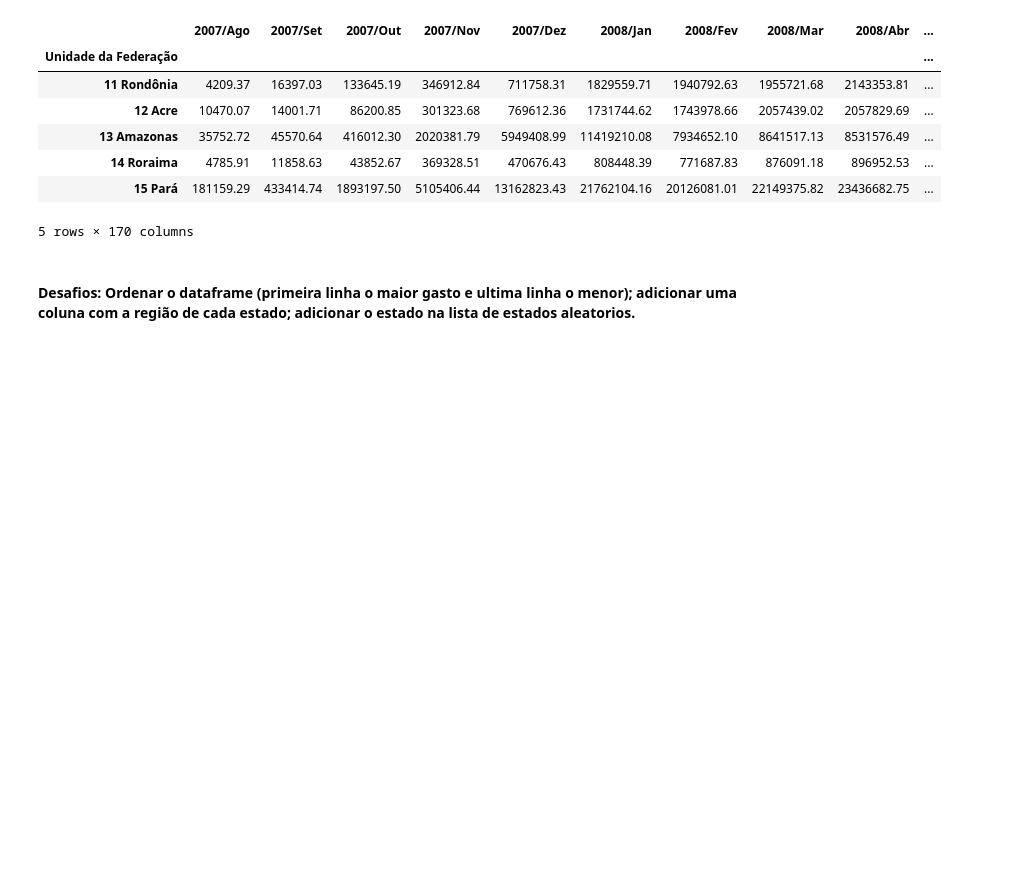
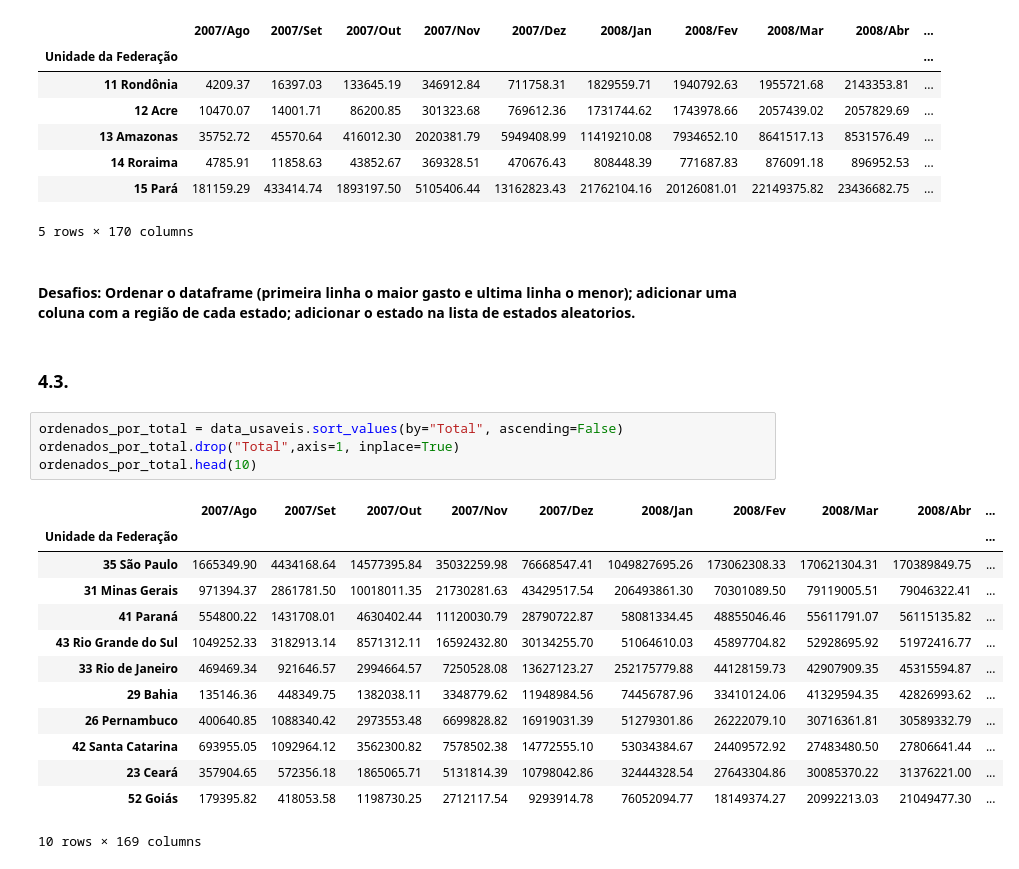
Before and after one commit to jessibmoura/DataAnalysis_Exploration, a Jupyter notebook: AnaliseExploratoriaDados/ProducaoHospitalar.ipynb, the cells around one changed output. Drawn from its saved outputs; the diff is of its cells as text; blank space fills up the shorter version.

```diff
--- a/AnaliseExploratoriaDados/ProducaoHospitalar.ipynb
+++ b/AnaliseExploratoriaDados/ProducaoHospitalar.ipynb
@@ -255,3 +255,23 @@ data_usaveis.head()
 5 rows × 170 columns
 # %% [markdown]
 #### Desafios: Ordenar o dataframe (primeira linha o maior gasto e ultima linha o menor); adicionar uma coluna com a região de cada estado; adicionar o estado na lista de estados aleatorios.
+# %% [markdown]
+### 4.3.
+# %%
+ordenados_por_total = data_usaveis.sort_values(by="Total", ascending=False)
+ordenados_por_total.drop("Total",axis=1, inplace=True)
+ordenados_por_total.head(10)
+# %% [output]
+|  | 2007/Ago | 2007/Set | 2007/Out | 2007/Nov | 2007/Dez | 2008/Jan | 2008/Fev | 2008/Mar | 2008/Abr | ... |
+| Unidade da Federação |  |  |  |  |  |  |  |  |  | ... |
+| 35 São Paulo | 1665349.90 | 4434168.64 | 14577395.84 | 35032259.98 | 76668547.41 | 1049827695.26 | 173062308.33 | 170621304.31 | 170389849.75 | ... |
+| 31 Minas Gerais | 971394.37 | 2861781.50 | 10018011.35 | 21730281.63 | 43429517.54 | 206493861.30 | 70301089.50 | 79119005.51 | 79046322.41 | ... |
+| 41 Paraná | 554800.22 | 1431708.01 | 4630402.44 | 11120030.79 | 28790722.87 | 58081334.45 | 48855046.46 | 55611791.07 | 56115135.82 | ... |
+| 43 Rio Grande do Sul | 1049252.33 | 3182913.14 | 8571312.11 | 16592432.80 | 30134255.70 | 51064610.03 | 45897704.82 | 52928695.92 | 51972416.77 | ... |
+| 33 Rio de Janeiro | 469469.34 | 921646.57 | 2994664.57 | 7250528.08 | 13627123.27 | 252175779.88 | 44128159.73 | 42907909.35 | 45315594.87 | ... |
+| 29 Bahia | 135146.36 | 448349.75 | 1382038.11 | 3348779.62 | 11948984.56 | 74456787.96 | 33410124.06 | 41329594.35 | 42826993.62 | ... |
+| 26 Pernambuco | 400640.85 | 1088340.42 | 2973553.48 | 6699828.82 | 16919031.39 | 51279301.86 | 26222079.10 | 30716361.81 | 30589332.79 | ... |
+| 42 Santa Catarina | 693955.05 | 1092964.12 | 3562300.82 | 7578502.38 | 14772555.10 | 53034384.67 | 24409572.92 | 27483480.50 | 27806641.44 | ... |
+| 23 Ceará | 357904.65 | 572356.18 | 1865065.71 | 5131814.39 | 10798042.86 | 32444328.54 | 27643304.86 | 30085370.22 | 31376221.00 | ... |
+| 52 Goiás | 179395.82 | 418053.58 | 1198730.25 | 2712117.54 | 9293914.78 | 76052094.77 | 18149374.27 | 20992213.03 | 21049477.30 | ... |
+10 rows × 169 columns
```
Also changed, not shown: parts of 6 cells of this notebook, 36 other files.
